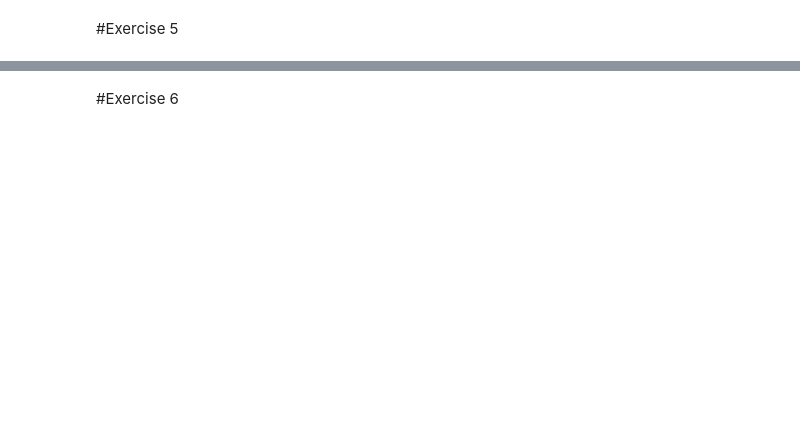
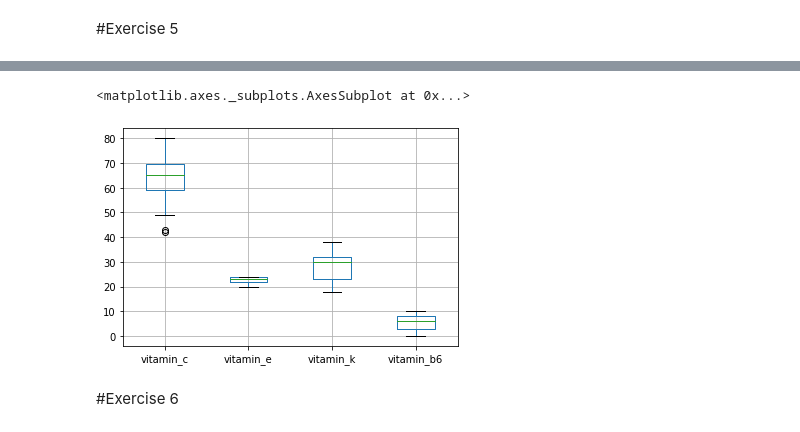
Before and after one commit to brighamband/cs180, a Jupyter notebook: Data Science Labs/Lab 3/lab3.ipynb, the cells around one changed output, grey strips where cells are left out. Cells and saved outputs as stored; diff of their text form; code cells hidden in the pictures; blank space fills up the shorter version.

```diff
--- a/Data Science Labs/Lab 3/lab3.ipynb
+++ b/Data Science Labs/Lab 3/lab3.ipynb
@@ -70,2 +235,5 @@ Name: Math, dtype: float64
 # %% [markdown]
 #Exercise 5
+# %%
+sups = pd.read_csv('supplements.csv')
+sups
@@ -71,0 +258,3 @@ Name: Math, dtype: float64
+# %%
+sups = sups.bfill(axis='rows')
+sups
@@ -71,0 +279,3 @@ Name: Math, dtype: float64
+# %%
+sups = sups.sort_values(by='vitamin_b6',ascending=False)
+sups
@@ -71,0 +300,3 @@ Name: Math, dtype: float64
+# %%
+subset_df = sups.drop(columns=['vitamin_d'])
+subset_df
@@ -72,2 +321,8 @@ Name: Math, dtype: float64
+# %%
+plt = subset_df.boxplot()
+plt
+# %% [output]
+<matplotlib.axes._subplots.AxesSubplot at 0x...>
+[figure, added]
 # %% [markdown]
 #Exercise 6
```
Also changed, not shown: parts of 24 cells of this notebook.
